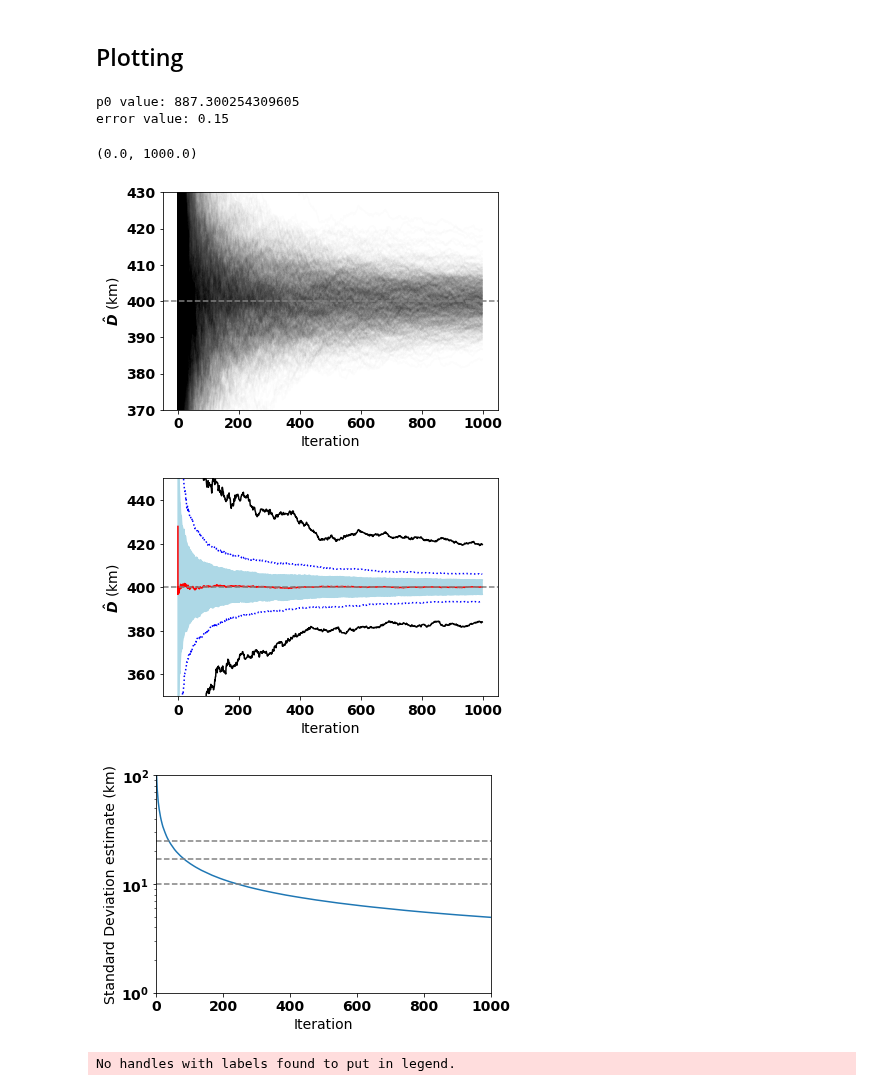
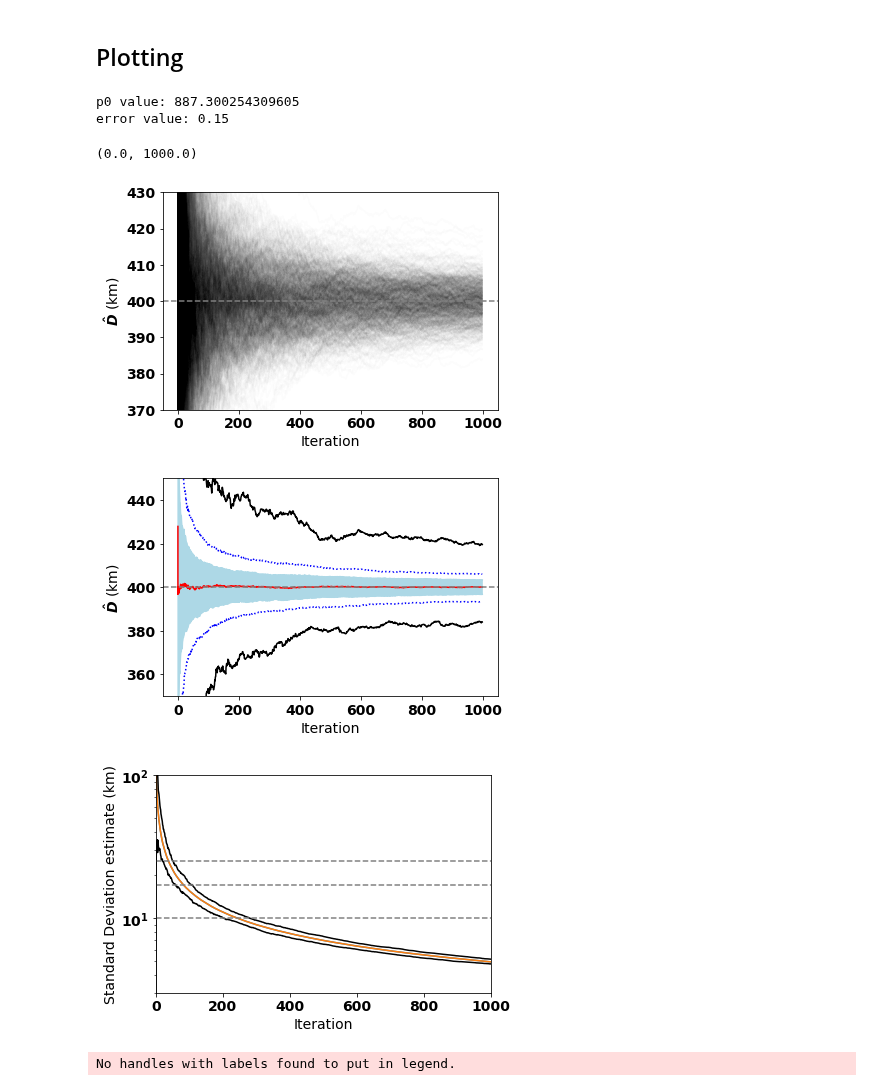
Before and after one commit to mustafa-majid-uu/curvefit_sampling, a Jupyter notebook: ex_G.ipynb, the cells around one changed output. Drawn from its saved outputs; the diff is of its cells as text; code cells hidden in the pictures.

Commit message:
plots updated

```diff
--- a/ex_G.ipynb
+++ b/ex_G.ipynb
@@ -243,6 +243,8 @@ Dhat_q3 = []
 Dhat_10 = []
 Dhat_90 = []
 std_med = []
+std_min = []
+std_max = []
 
 for i, items in enumerate(zip(*Dhat_arr_lst)):
     # Find min, max, and median for each iteration
@@ -261,6 +263,10 @@ for i, items in enumerate(zip(*Dhat_arr_lst)):
 
 for j, items in enumerate(zip(*cov_arr_lst)):
     median = statistics.median(items)
+    mins = min(items)
+    maxs = max(items)
+    std_min.append(mins)
+    std_max.append(maxs)
     std_med.append(median)
 
 
@@ -273,35 +279,38 @@ plt.plot(i_arr,Dhat_med,color = 'red')
 plt.plot(i_arr,Dhat_q3, color='lightblue')
 plt.plot(i_arr,Dhat_10, color='blue',linestyle = 'dotted')
 plt.plot(i_arr,Dhat_90, color='blue',linestyle = 'dotted')
 
 plt.fill_between(i_arr, Dhat_q1, Dhat_q3, color='lightblue')
 
 plt.ylim([350,450])
 plt.ylabel('$\hat{D}$ (km)')
 plt.xlabel('Iteration')
 plt.axhline(y=(ValueTRUE), color='gray', linestyle='--')
 #plt.legend(loc="upper right")
 
 
 #Plot median of st. dev. at each iteration
 plt.figure(60)
 plt.plot(i_arr,std_med, label = 'V2')
+plt.plot(i_arr,std_med, label = 'V2')
+plt.plot(i_arr,std_max, color='black')
+plt.plot(i_arr,std_min, color='black')
 plt.axhline(y=(10), color='gray', linestyle='--')
 plt.axhline(y=(25), color='gray', linestyle='--')
 plt.axhline(y=(17), color='gray', linestyle='--')
 
 plt.yscale('log')
-plt.ylim([1,10**2])
+plt.ylim([3,10**2])
 plt.ylabel('Standard Deviation estimate (km)') # LPS: As there is only one variable, this is the variance of this variable.
 plt.xlabel('Iteration')
 plt.xlim(0,1000)
 # %% [output]
 p0 value: 887.300254309605
 error value: 0.15
 (0.0, 1000.0)
 [figure]
 [figure]
-[figure, old version]
+[figure, new version]
 # %%
 
 
```
Also changed, not shown: parts of 1 cell of this notebook, 51 other files.
